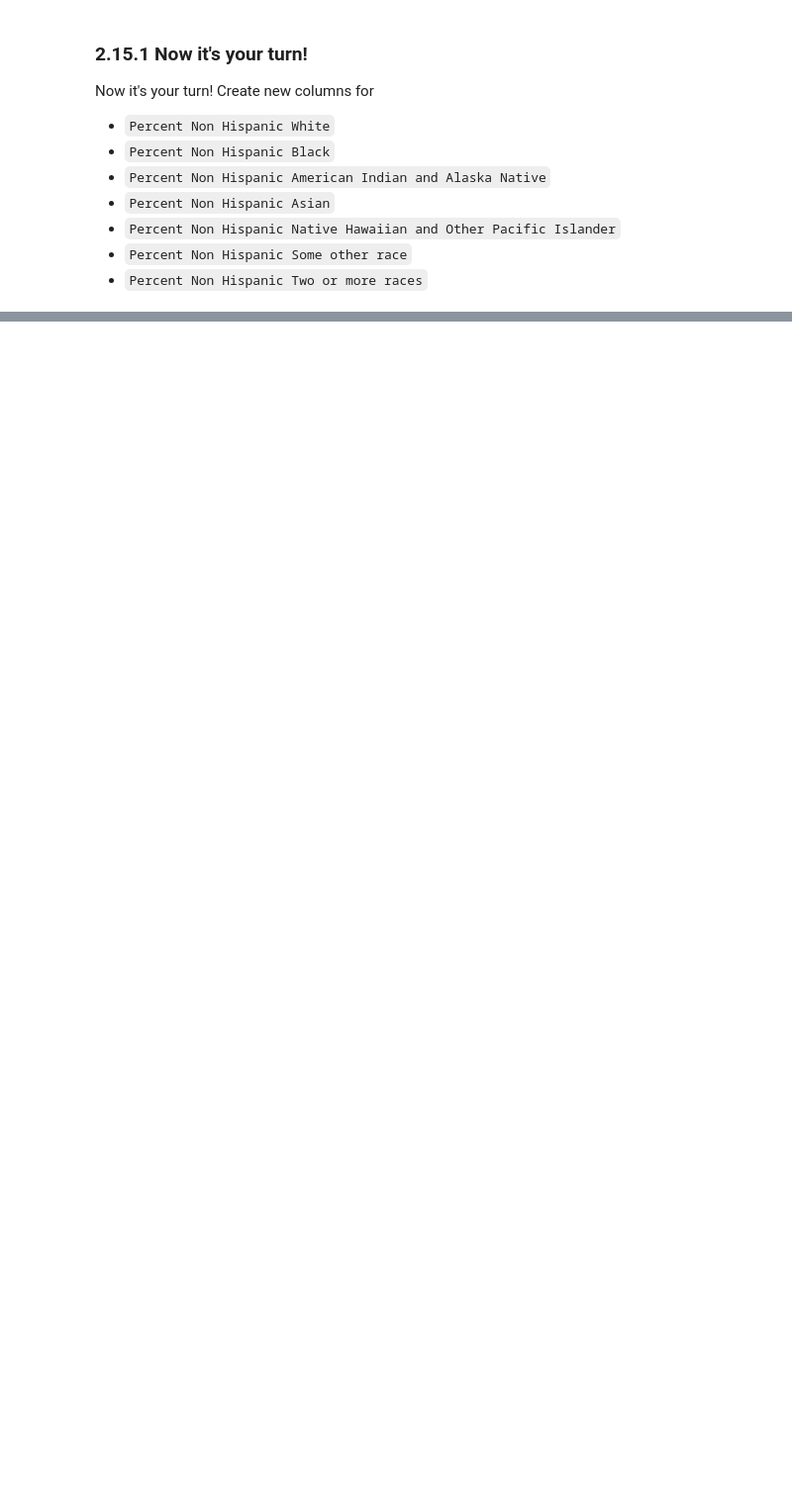
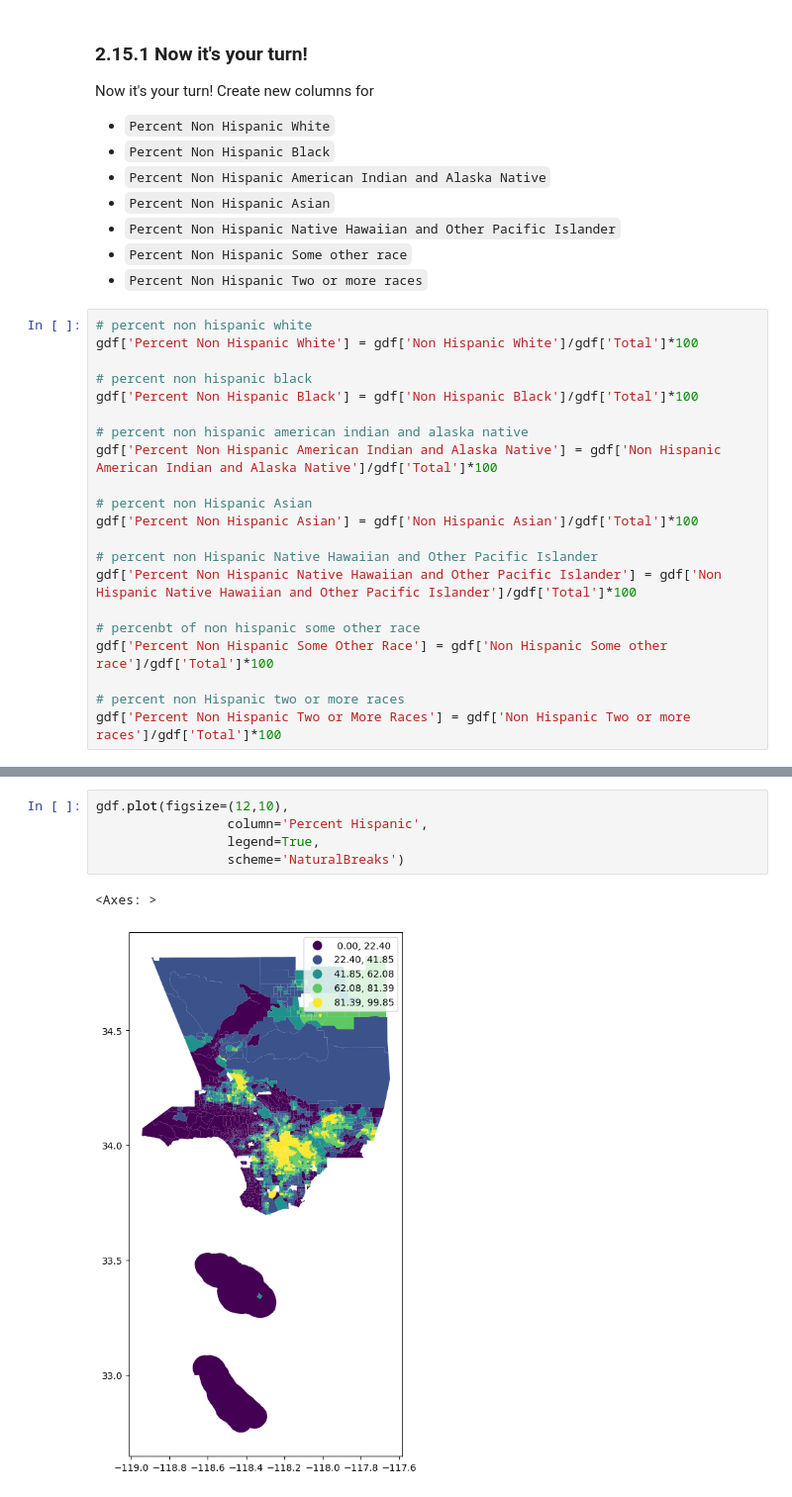
Before and after one commit to phamin2001/census_data, a Jupyter notebook: censusdata-census reporter.ipynb, the cells around one changed output, grey strips where cells are left out. Shown at 99% size. Saved outputs shown, nothing was run; the diff lists cells and outputs as text; blank space fills up the shorter version.

```diff
--- a/censusdata-census reporter.ipynb
+++ b/censusdata-census reporter.ipynb
@@ -553,3 +553,24 @@ Now it's your turn! Create new columns for
 - `Percent Non Hispanic Native Hawaiian and Other Pacific Islander`
 - `Percent Non Hispanic Some other race`
 - `Percent Non Hispanic Two or more races`
+# %%
+# percent non hispanic white
+gdf['Percent Non Hispanic White'] = gdf['Non Hispanic White']/gdf['Total']*100
+
+# percent non hispanic black
+gdf['Percent Non Hispanic Black'] = gdf['Non Hispanic Black']/gdf['Total']*100
+
+# percent non hispanic american indian and alaska native
+gdf['Percent Non Hispanic American Indian and Alaska Native'] = gdf['Non Hispanic American Indian and Alaska Native']/gdf['Total']*100
+
+# percent non Hispanic Asian
+gdf['Percent Non Hispanic Asian'] = gdf['Non Hispanic Asian']/gdf['Total']*100
+
+# percent non Hispanic Native Hawaiian and Other Pacific Islander
+gdf['Percent Non Hispanic Native Hawaiian and Other Pacific Islander'] = gdf['Non Hispanic Native Hawaiian and Other Pacific Islander']/gdf['Total']*100
+
+# percenbt of non hispanic some other race
+gdf['Percent Non Hispanic Some Other Race'] = gdf['Non Hispanic Some other race']/gdf['Total']*100
+
+# percent non Hispanic two or more races
+gdf['Percent Non Hispanic Two or More Races'] = gdf['Non Hispanic Two or more races']/gdf['Total']*100
@@ -555,0 +598,8 @@ Now it's your turn! Create new columns for
+# %%
+gdf.plot(figsize=(12,10),
+                 column='Percent Hispanic',
+                 legend=True,
+                 scheme='NaturalBreaks')
+# %% [output]
+<Axes: >
+[figure, added]
```
Also changed, not shown: parts of 5 cells of this notebook.
